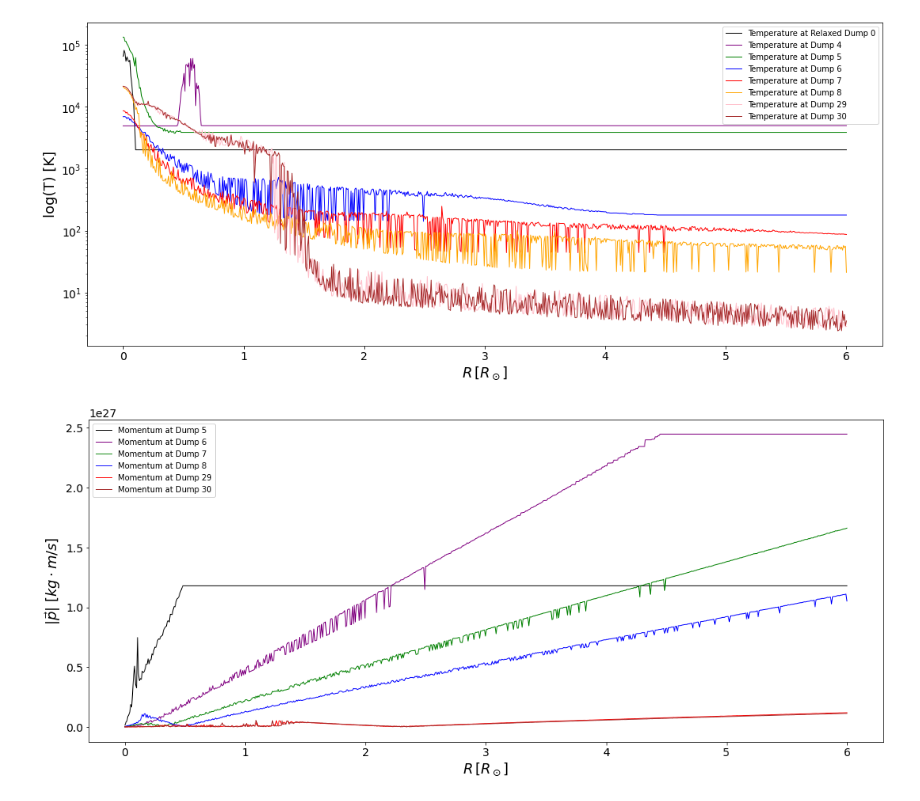
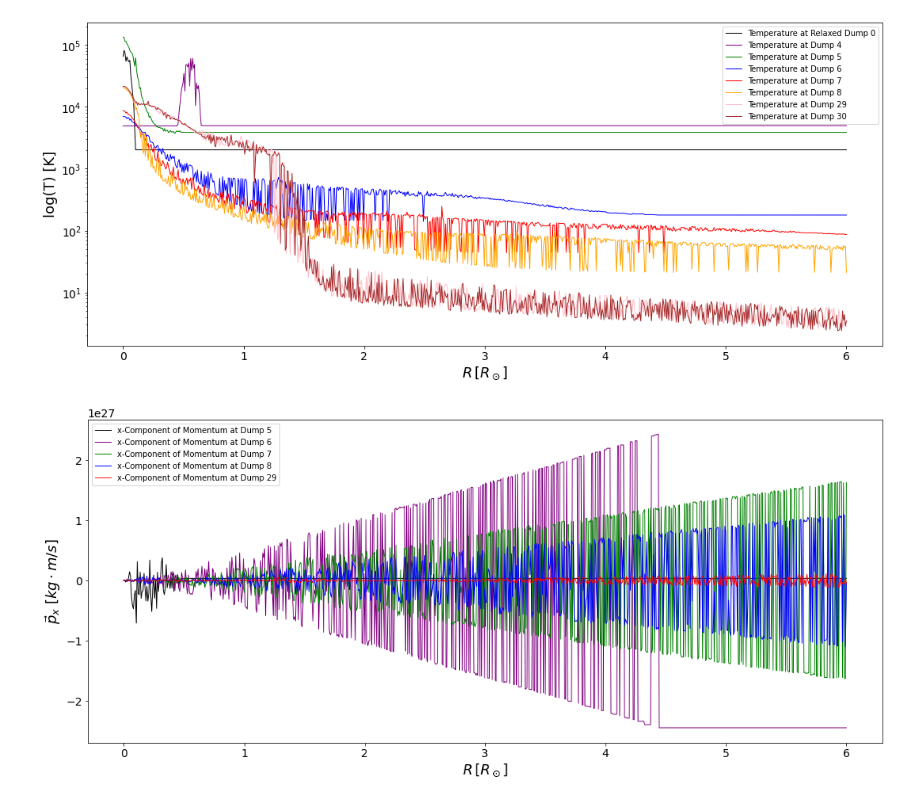
Before and after one commit to SudatKhan/ureca_repo, a Jupyter notebook: new_collision_analysis.ipynb, the cells around one changed output. Cells and saved outputs as stored; diff of their text form; code cells hidden in the pictures.

```diff
--- a/new_collision_analysis.ipynb
+++ b/new_collision_analysis.ipynb
@@ -69,23 +90,34 @@ temperature_interp4 = griddata(radius_jupiter4, temperature4, radius, method='ne
 
 density_interp5 = griddata(radius_jupiter5, density5, radius, method='nearest')
 temperature_interp5 = griddata(radius_jupiter5, temperature5, radius, method='nearest')
-momentum_interpolated5 = griddata(radius_jupiter5, momentum5, radius, method="nearest")
+momentum_interpolated5x = griddata(radius_jupiter5, momentum5x, radius, method="nearest")
+momentum_interpolated5y = griddata(radius_jupiter5, momentum5y, radius, method='nearest')
+momentum_interpolated5z = griddata(radius_jupiter5, momentum5z, radius, method='nearest')
+
 
 density_interp6 = griddata(radius_jupiter6, density6, radius, method='nearest')
 temperature_interp6 = griddata(radius_jupiter6, temperature6, radius, method='nearest')
-momentum_interpolated6 = griddata(radius_jupiter6, momentum6, radius, method="nearest")
+momentum_interpolated6x = griddata(radius_jupiter6, momentum6x, radius, method="nearest")
+momentum_interpolated6y = griddata(radius_jupiter6, momentum6y, radius, method='nearest')
+momentum_interpolated6z = griddata(radius_jupiter6, momentum6z, radius, method='nearest')
 
 density_interp7 = griddata(radius_jupiter7, density7, radius, method='nearest')
 temperature_interp7 = griddata(radius_jupiter7, temperature7, radius, method='nearest')
-momentum_interpolated7 = griddata(radius_jupiter7, momentum7, radius, method="nearest")
+momentum_interpolated7x = griddata(radius_jupiter7, momentum7x, radius, method="nearest")
+momentum_interpolated7y = griddata(radius_jupiter7, momentum7y, radius, method='nearest')
+momentum_interpolated7z = griddata(radius_jupiter7, momentum7z, radius, method='nearest')
 
 density_interp8 = griddata(radius_jupiter8, density8, radius, method='nearest')
 temperature_interp8 = griddata(radius_jupiter8, temperature8, radius, method='nearest')
-momentum_interpolated8 = griddata(radius_jupiter8, momentum8, radius, method="nearest")
+momentum_interpolated8x = griddata(radius_jupiter8, momentum8x, radius, method="nearest")
+momentum_interpolated8y = griddata(radius_jupiter8, momentum8y, radius, method='nearest')
+momentum_interpolated8z = griddata(radius_jupiter8, momentum8z, radius, method='nearest')
 
 density_interp29 = griddata(radius_jupiter29, density29, radius, method='nearest')
 temperature_interp29 = griddata(radius_jupiter29, temperature29, radius, method='nearest')
-momentum_interpolated29 = griddata(radius_jupiter29, momentum29, radius, method="nearest")
+momentum_interpolated29x = griddata(radius_jupiter29, momentum29x, radius, method="nearest")
+momentum_interpolated29y = griddata(radius_jupiter29, momentum29y, radius, method='nearest')
+momentum_interpolated29z = griddata(radius_jupiter29, momentum29z, radius, method='nearest')
 
 density_interp30 = griddata(radius_jupiter30, density30, radius, method='nearest')
 temperature_interp30 = griddata(radius_jupiter30, temperature30, radius, method='nearest')
@@ -147,22 +165,17 @@ plt.rc('ytick', labelsize=14)
 # %%
 fig = plt.figure(figsize=(18,7.5))
 
-plt.plot(radius, momentum_interpolated5, lw=1.0, c='black', label='Momentum at Dump 5')
+plt.plot(radius, momentum_interpolated5x, lw=1.0, c='black', label='x-Component of Momentum at Dump 5')
+plt.plot(radius, momentum_interpolated6x, lw=1.0, c='purple', label='x-Component of Momentum at Dump 6')
+plt.plot(radius, momentum_interpolated7x, lw=1.0, c='green', label='x-Component of Momentum at Dump 7')
+plt.plot(radius, momentum_interpolated8x, lw=1.0, c='blue', label='x-Component of Momentum at Dump 8')
+plt.plot(radius, momentum_interpolated29x, lw=1.0, c='red', label='x-Component of Momentum at Dump 29')
 
-plt.plot(radius, momentum_interpolated6, lw=1.0, c='purple', label='Momentum at Dump 6')
-
-plt.plot(radius, momentum_interpolated7, lw=1.0, c='green', label='Momentum at Dump 7')
-
-plt.plot(radius, momentum_interpolated8, lw=1.0, c='blue', label='Momentum at Dump 8')
-
-plt.plot(radius, momentum_interpolated29, lw=1.0, c='red', label='Momentum at Dump 29')
-
-plt.plot(radius, momentum_interpolated30, lw=1.0, c='brown', label='Momentum at Dump 30')
 
 plt.legend()
 plt.xlabel(r'$R \, [R_\odot]$', size=18)
-plt.ylabel(r'$|\vec{p}| \, \, [kg \cdot m / s]$', size=18)
+plt.ylabel(r'$\vec{p}_{x} \, \, [kg \cdot m / s]$', size=18)
 plt.rc('xtick', labelsize=14)
 plt.rc('ytick', labelsize=14)
 # %% [output]
-[figure, old version]
+[figure, new version]
```
Also changed, not shown: parts of 5 cells of this notebook.
